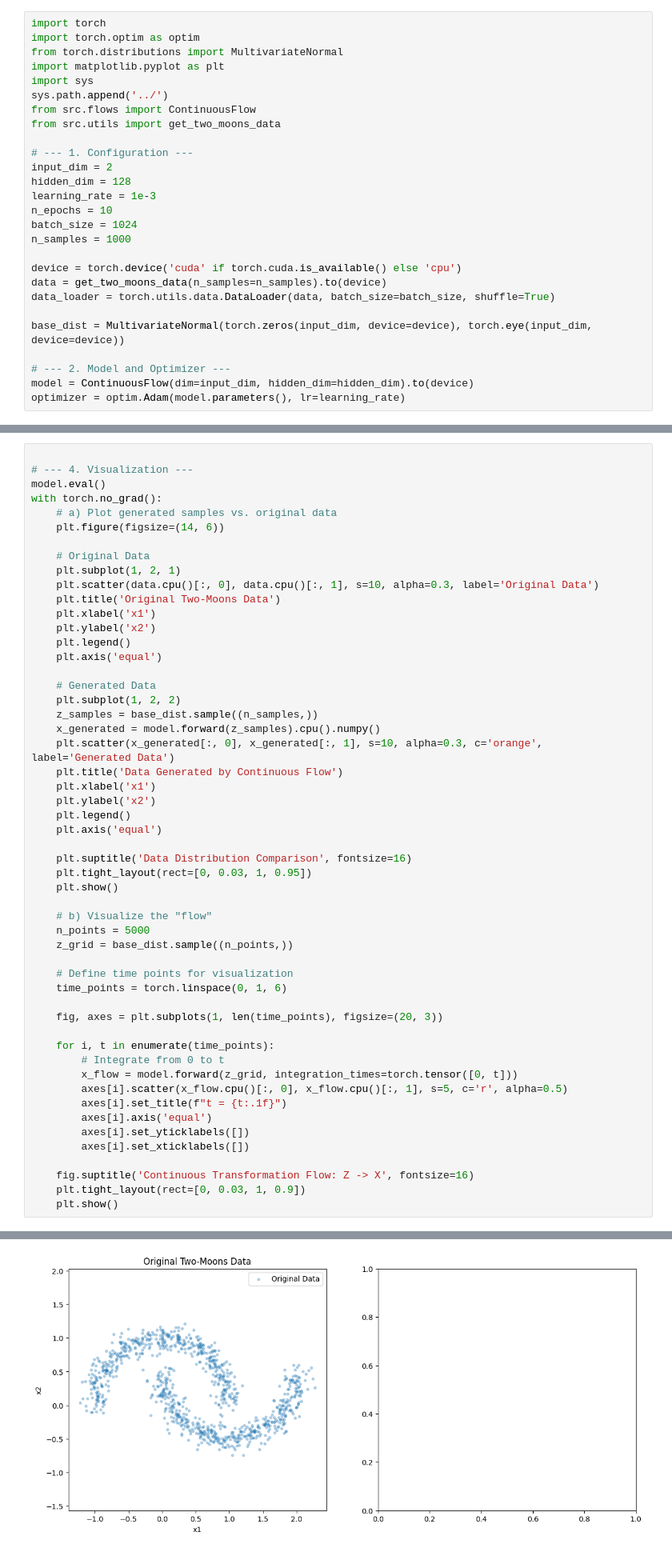
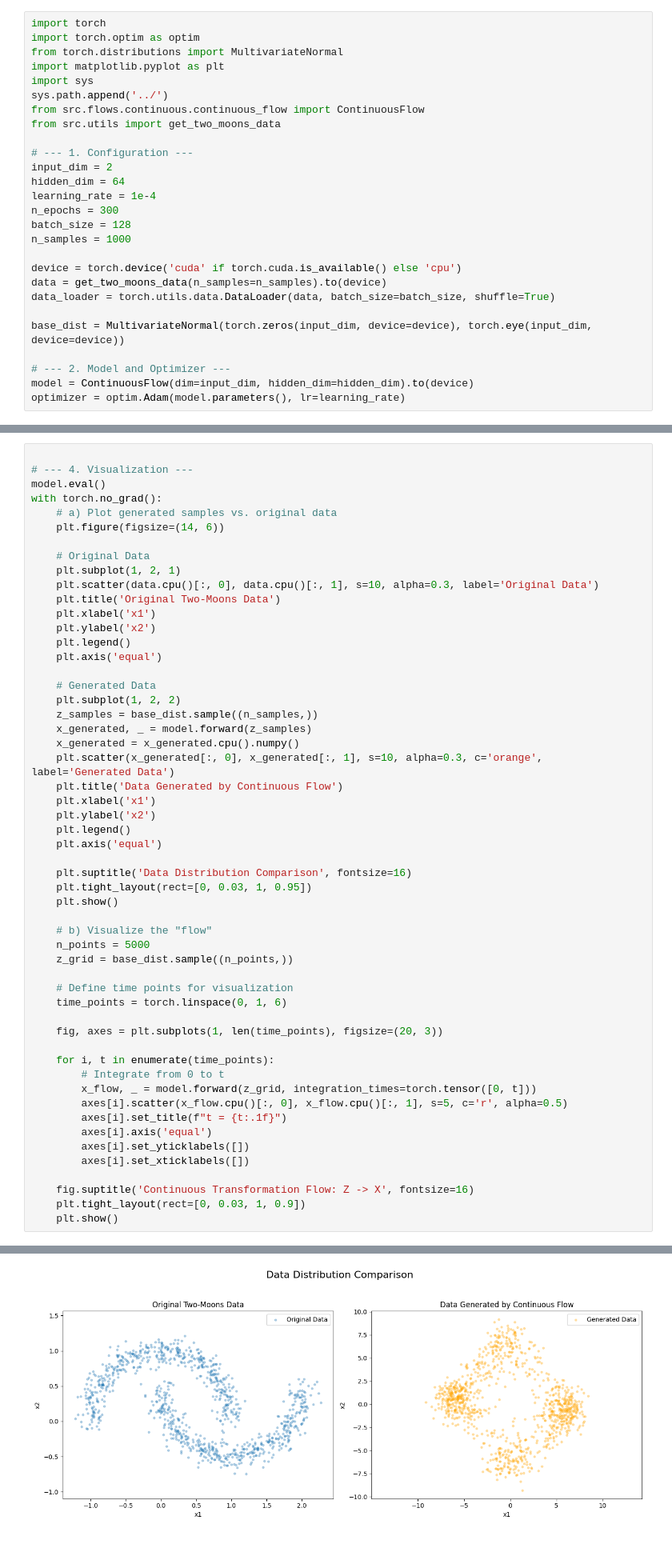
Before and after one commit to itxtx/normalizing-flows-study, a Jupyter notebook: notebooks/3_Continous_flows.ipynb, the cells around one changed output, grey strips where cells are left out. Shown at 80% size. Saved outputs shown, nothing was run; the diff lists cells and outputs as text.

```diff
--- a/notebooks/3_Continous_flows.ipynb
+++ b/notebooks/3_Continous_flows.ipynb
@@ -5,15 +5,15 @@ from torch.distributions import MultivariateNormal
 import matplotlib.pyplot as plt
 import sys
 sys.path.append('../')
-from src.flows import ContinuousFlow
+from src.flows.continuous.continuous_flow import ContinuousFlow
 from src.utils import get_two_moons_data
 
 # --- 1. Configuration ---
 input_dim = 2
-hidden_dim = 128
-learning_rate = 1e-3
-n_epochs = 10
-batch_size = 1024
+hidden_dim = 64
+learning_rate = 1e-4
+n_epochs = 300
+batch_size = 128
 n_samples = 1000
 
 device = torch.device('cuda' if torch.cuda.is_available() else 'cpu')
@@ -79,7 +93,8 @@ with torch.no_grad():
     # Generated Data
     plt.subplot(1, 2, 2)
     z_samples = base_dist.sample((n_samples,))
-    x_generated = model.forward(z_samples).cpu().numpy()
+    x_generated, _ = model.forward(z_samples)
+    x_generated = x_generated.cpu().numpy()
     plt.scatter(x_generated[:, 0], x_generated[:, 1], s=10, alpha=0.3, c='orange', label='Generated Data')
     plt.title('Data Generated by Continuous Flow')
     plt.xlabel('x1')
@@ -102,7 +117,7 @@ with torch.no_grad():
 
     for i, t in enumerate(time_points):
         # Integrate from 0 to t
-        x_flow = model.forward(z_grid, integration_times=torch.tensor([0, t]))
+        x_flow, _ = model.forward(z_grid, integration_times=torch.tensor([0, t]))
         axes[i].scatter(x_flow.cpu()[:, 0], x_flow.cpu()[:, 1], s=5, c='r', alpha=0.5)
         axes[i].set_title(f"t = {t:.1f}")
         axes[i].axis('equal')
@@ -117 +131 @@ RuntimeError: element 0 of tensors does not require grad and does not have a gra
-[figure, old version]
+[figure, new version]
```
Also changed, not shown: parts of 2 cells of this notebook, 2 other files.
